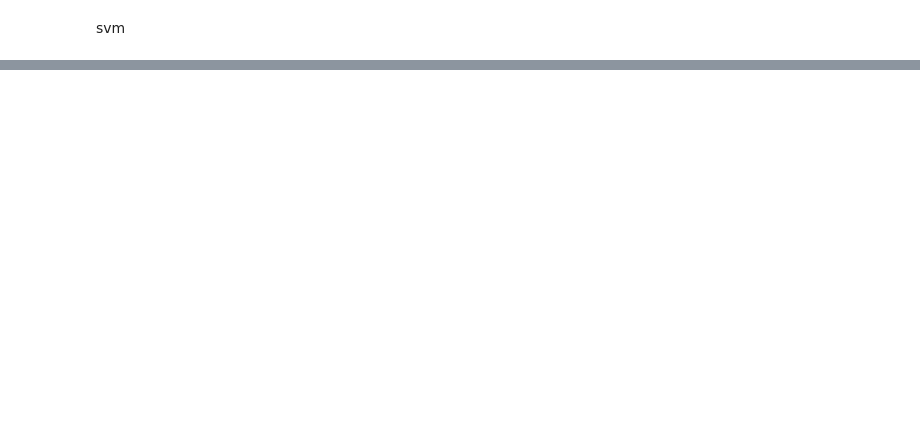
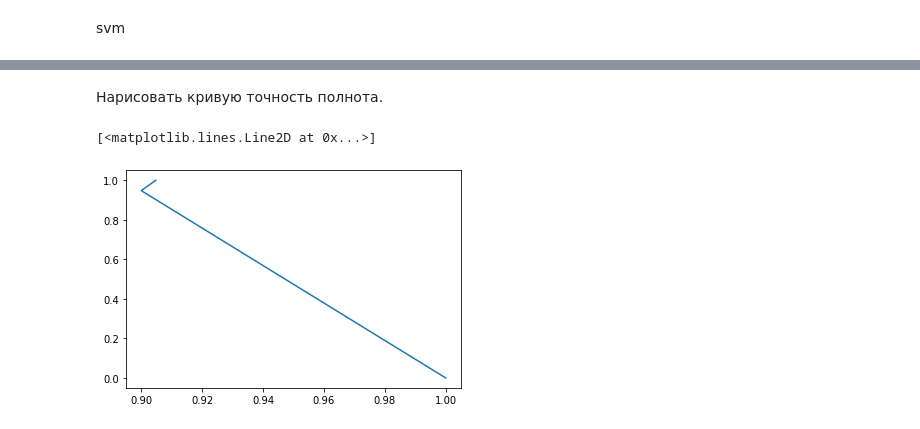
Before and after one commit to koshi8bit/nsu-abmd, a Jupyter notebook: lab01.ipynb, the cells around one changed output, grey strips where cells are left out. Saved outputs shown, nothing was run; the diff lists cells and outputs as text; code cells hidden in the pictures; blank space fills up the shorter version.

```diff
--- a/lab01.ipynb
+++ b/lab01.ipynb
@@ -146,0 +195,9 @@ filter y
+# %% [markdown]
+Нарисовать кривую точность полнота.
+# %%
+from sklearn.metrics import precision_recall_curve
+precision, recall, _ = precision_recall_curve(y_test, probs)
+plt.plot(precision, recall)
+# %% [output]
+[<matplotlib.lines.Line2D at 0x...>]
+[figure, added]
```
Also changed, not shown: parts of 11 cells of this notebook.
